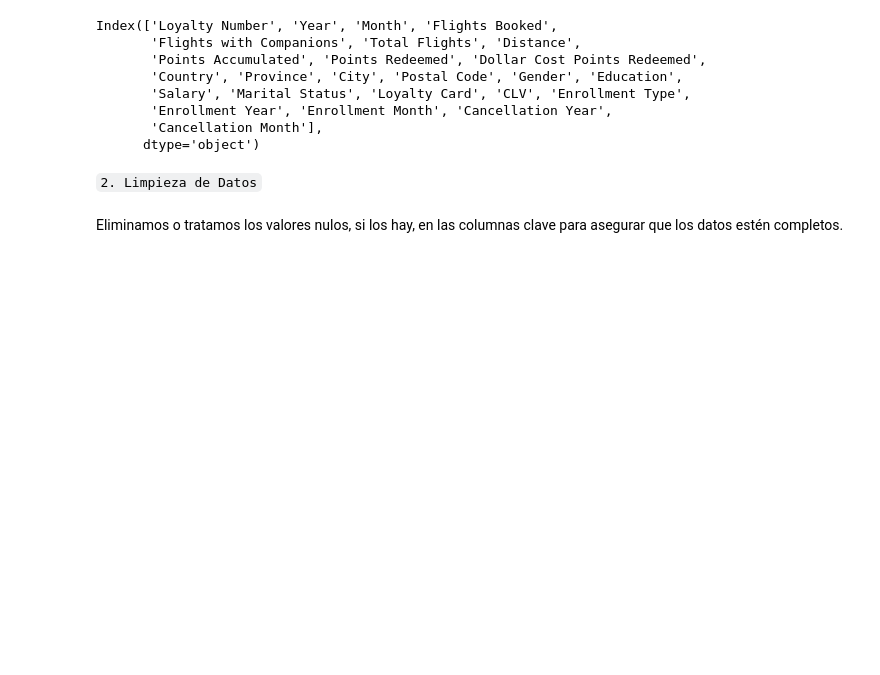
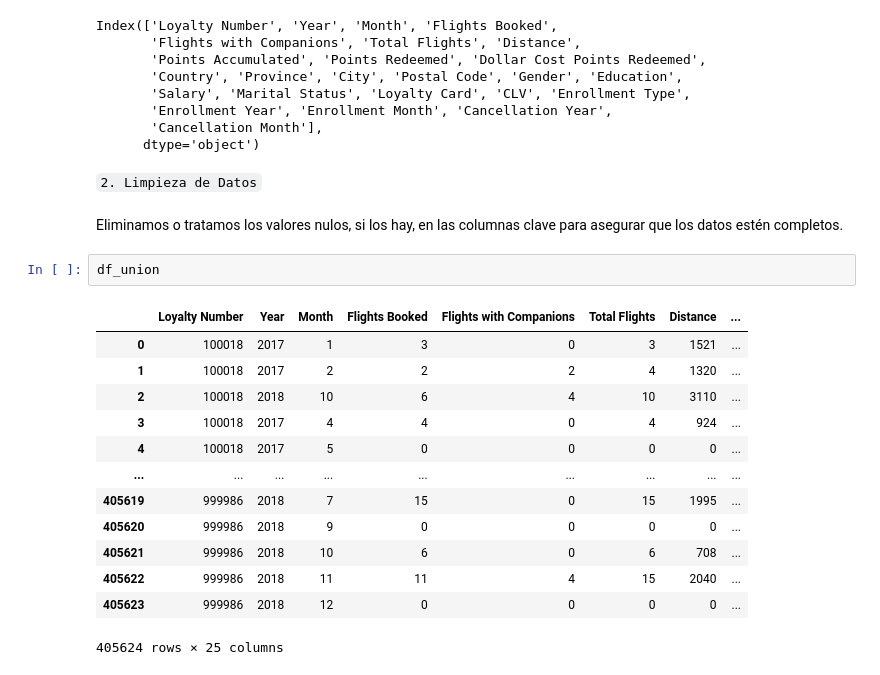
Before and after one commit to Adalab/bda-modulo-3-evaluacion-final-Mgg-maria, a Jupyter notebook: evaluacion.ipynb, the cells around one changed output. Saved outputs shown, nothing was run; the diff lists cells and outputs as text; blank space fills up the shorter version.

```diff
--- a/evaluacion.ipynb
+++ b/evaluacion.ipynb
@@ -270,3 +270,19 @@ Index(['Loyalty Number', 'Year', 'Month', 'Flights Booked',
 ``2. Limpieza de Datos``
 # %% [markdown]
 Eliminamos o tratamos los valores nulos, si los hay, en las columnas clave para asegurar que los datos estén completos.
+# %%
+df_union
+# %% [output]
+|  | Loyalty Number | Year | Month | Flights Booked | Flights with Companions | Total Flights | Distance | ... |
+| 0 | 100018 | 2017 | 1 | 3 | 0 | 3 | 1521 | ... |
+| 1 | 100018 | 2017 | 2 | 2 | 2 | 4 | 1320 | ... |
+| 2 | 100018 | 2018 | 10 | 6 | 4 | 10 | 3110 | ... |
+| 3 | 100018 | 2017 | 4 | 4 | 0 | 4 | 924 | ... |
+| 4 | 100018 | 2017 | 5 | 0 | 0 | 0 | 0 | ... |
+| ... | ... | ... | ... | ... | ... | ... | ... | ... |
+| 405619 | 999986 | 2018 | 7 | 15 | 0 | 15 | 1995 | ... |
+| 405620 | 999986 | 2018 | 9 | 0 | 0 | 0 | 0 | ... |
+| 405621 | 999986 | 2018 | 10 | 6 | 0 | 6 | 708 | ... |
+| 405622 | 999986 | 2018 | 11 | 11 | 4 | 15 | 2040 | ... |
+| 405623 | 999986 | 2018 | 12 | 0 | 0 | 0 | 0 | ... |
+405624 rows × 25 columns
```
Also changed, not shown: parts of 8 cells of this notebook.
